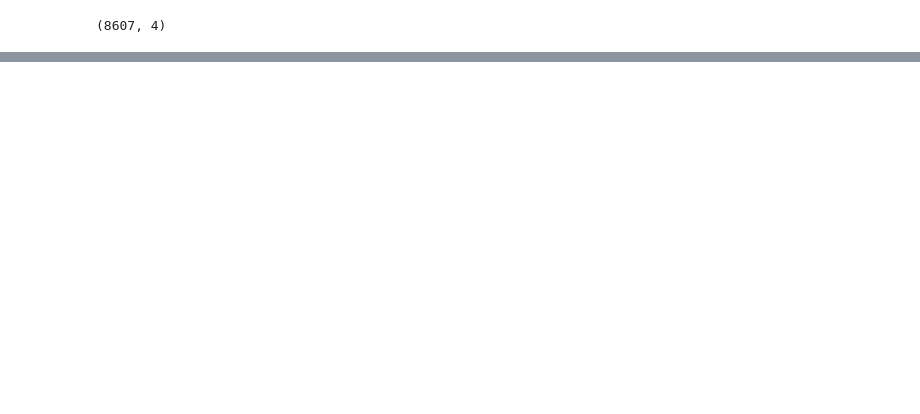
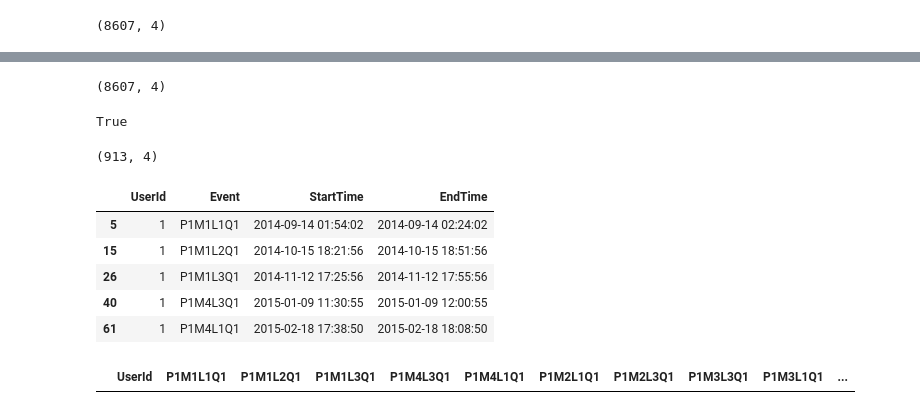
Before and after one commit to dalonlobo/gl-capstone, a Jupyter notebook: LogsParser/Log Parser.ipynb, the cells around one changed output, grey strips where cells are left out. Saved outputs shown, nothing was run; the diff lists cells and outputs as text; code cells hidden in the pictures; blank space fills up the shorter version.

```diff
--- a/LogsParser/Log Parser.ipynb
+++ b/LogsParser/Log Parser.ipynb
@@ -44,4 +108,4 @@ EndTime      datetime64[ns]
 dtype: object
 # %%
 # Change the datatype of first column to integer
-df[["UserId"]] = df[["UserId"]].astype("int")
+df["UserId"] = df["UserId"].astype(np.int64)
@@ -47,0 +116,23 @@ df[["UserId"]] = df[["UserId"]].astype("int")
+# %%
+df.shape
+# %% [output]
+(8607, 4)
+# %%
+"Q" in "Q23dsffs"
+# %% [output]
+True
+# %%
+quizesDf = df[df.apply(lambda x: "Q" in x['Event'], axis=1)]
+# %%
+quizesDf.shape
+# %% [output]
+(913, 4)
+# %%
+quizesDf.head()
+# %% [output]
+|  | UserId | Event | StartTime | EndTime |
+| 5 | 1 | P1M1L1Q1 | 2014-09-14 01:54:02 | 2014-09-14 02:24:02 |
+| 15 | 1 | P1M1L2Q1 | 2014-10-15 18:21:56 | 2014-10-15 18:51:56 |
+| 26 | 1 | P1M1L3Q1 | 2014-11-12 17:25:56 | 2014-11-12 17:55:56 |
+| 40 | 1 | P1M4L3Q1 | 2015-01-09 11:30:55 | 2015-01-09 12:00:55 |
+| 61 | 1 | P1M4L1Q1 | 2015-02-18 17:38:50 | 2015-02-18 18:08:50 |
@@ -47,0 +143,4 @@ df[["UserId"]] = df[["UserId"]].astype("int")
+# %%
+quizMatrix.head()
+# %% [output]
+|  | UserId | P1M1L1Q1 | P1M1L2Q1 | P1M1L3Q1 | P1M4L3Q1 | P1M4L1Q1 | P1M2L1Q1 | P1M2L3Q1 | P1M3L3Q1 | P1M3L1Q1 | ... |
```
Also changed, not shown: parts of 13 cells of this notebook.
